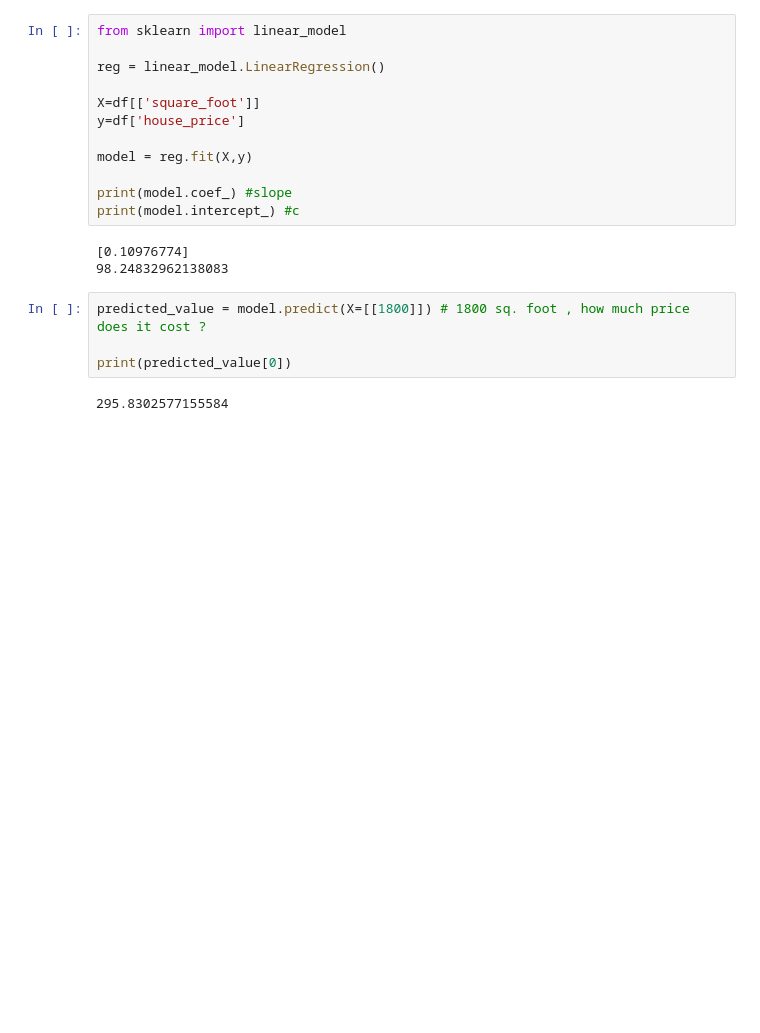
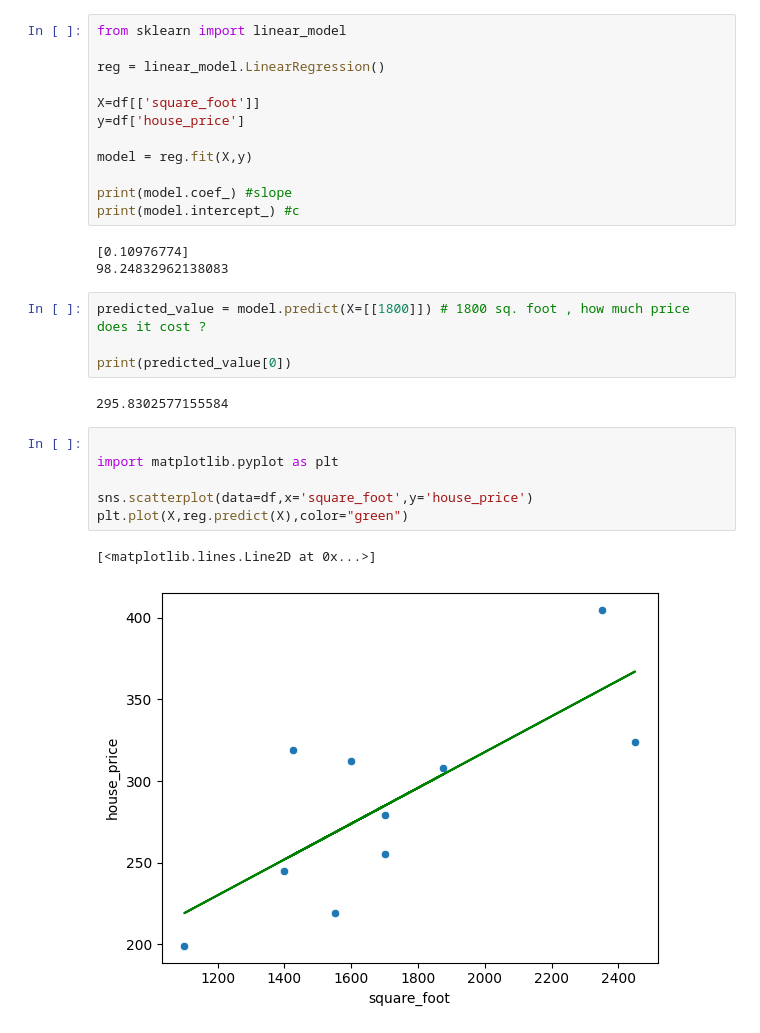
Before and after one commit to isarojdahal/AI-ML-Training-NCIT-6th-Sem-BCA-Students, a Jupyter notebook: 04- Linear Regression/main.ipynb, the cells around one changed output. Drawn from its saved outputs; the diff is of its cells as text; blank space fills up the shorter version.

```diff
--- a/04- Linear Regression/main.ipynb
+++ b/04- Linear Regression/main.ipynb
@@ -46,3 +46,12 @@ predicted_value = model.predict(X=[[1800]]) # 1800 sq. foot , how much price doe
 print(predicted_value[0])
 # %% [output]
 295.8302577155584
+# %%
+
+import matplotlib.pyplot as plt
+
+sns.scatterplot(data=df,x='square_foot',y='house_price')
+plt.plot(X,reg.predict(X),color="green")
+# %% [output]
+[<matplotlib.lines.Line2D at 0x...>]
+[figure, added]
```
Also changed, not shown: 7 other files.
